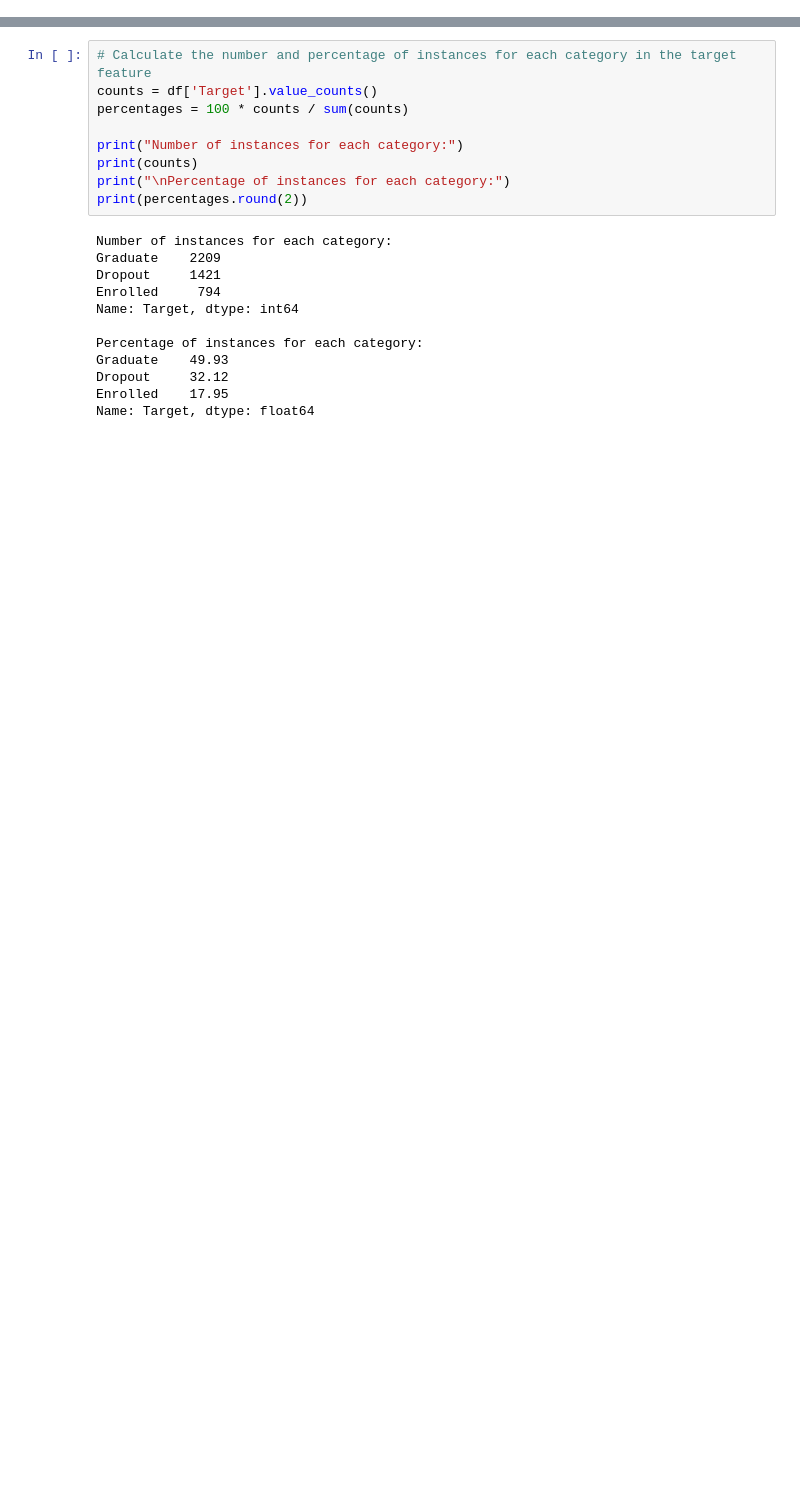
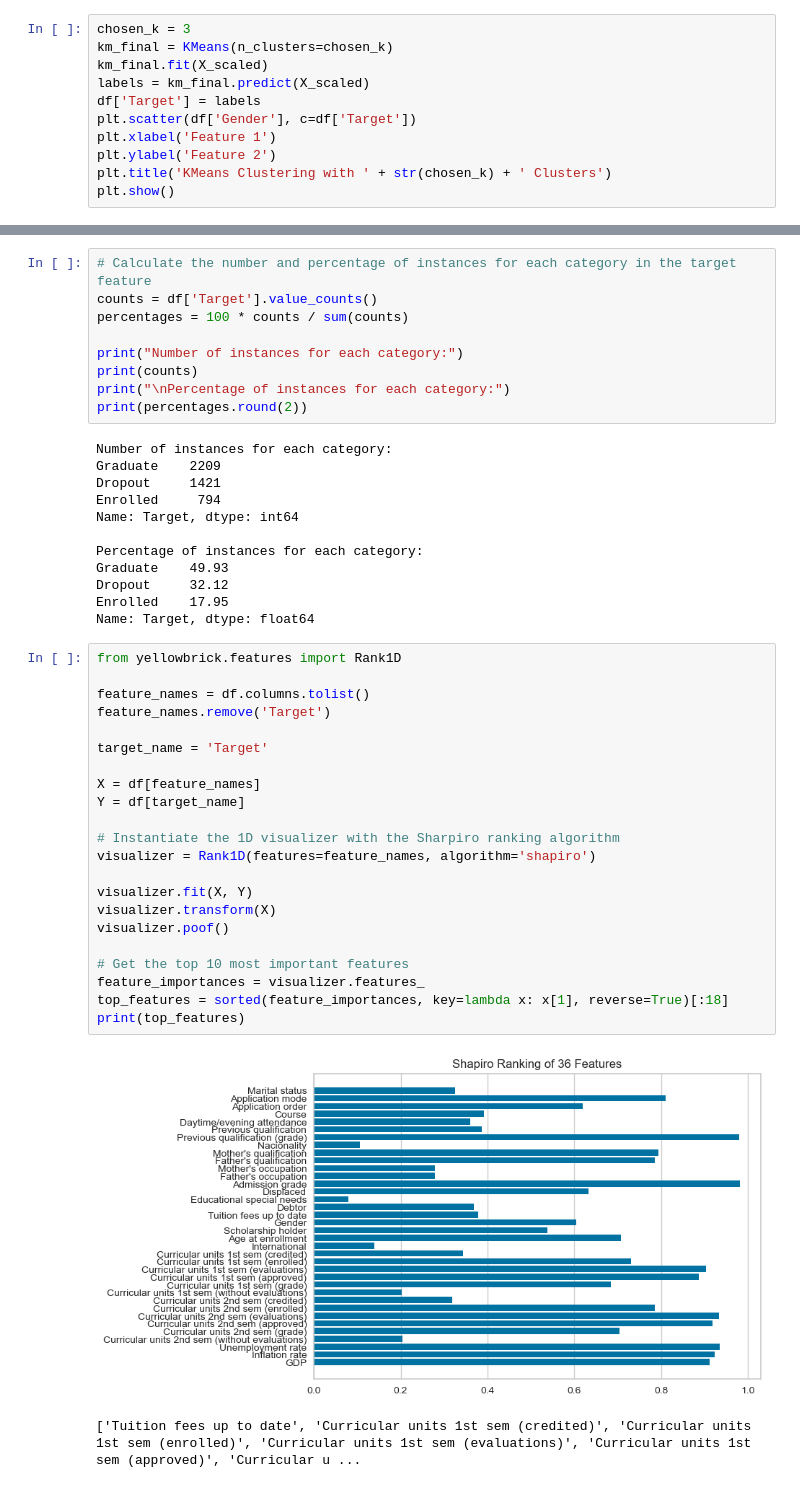
Before and after one commit to marijakljestan/predict-dropout-or-academic-success, a Jupyter notebook: siap.ipynb, the cells around one changed output, grey strips where cells are left out. Cells and saved outputs as stored; diff of their text form; blank space fills up the shorter version.

```diff
--- a/siap.ipynb
+++ b/siap.ipynb
@@ -67,3 +74,14 @@ sns.histplot(data=df, x='Target', hue='Target', kde=False)
 plt.show()
 # %% [output]
 [figure]
+# %%
+chosen_k = 3
+km_final = KMeans(n_clusters=chosen_k)
+km_final.fit(X_scaled)
+labels = km_final.predict(X_scaled)
+df['Target'] = labels
+plt.scatter(df['Gender'], c=df['Target'])
+plt.xlabel('Feature 1')
+plt.ylabel('Feature 2')
+plt.title('KMeans Clustering with ' + str(chosen_k) + ' Clusters')
+plt.show()
@@ -88,3 +110,28 @@ Graduate    49.93
 Dropout     32.12
 Enrolled    17.95
 Name: Target, dtype: float64
+# %%
+from yellowbrick.features import Rank1D
+
+feature_names = df.columns.tolist()
+feature_names.remove('Target')
+
+target_name = 'Target'
+
+X = df[feature_names]
+Y = df[target_name]
+
+# Instantiate the 1D visualizer with the Sharpiro ranking algorithm
+visualizer = Rank1D(features=feature_names, algorithm='shapiro')
+
+visualizer.fit(X, Y)
+visualizer.transform(X)
+visualizer.poof()
+
+# Get the top 10 most important features
+feature_importances = visualizer.features_
+top_features = sorted(feature_importances, key=lambda x: x[1], reverse=True)[:18]
+print(top_features)
+# %% [output]
+[figure, added]
+['Tuition fees up to date', 'Curricular units 1st sem (credited)', 'Curricular units 1st sem (enrolled)', 'Curricular units 1st sem (evaluations)', 'Curricular units 1st sem (approved)', 'Curricular u ...
```
Also changed, not shown: parts of 9 cells of this notebook, 1 other file.
